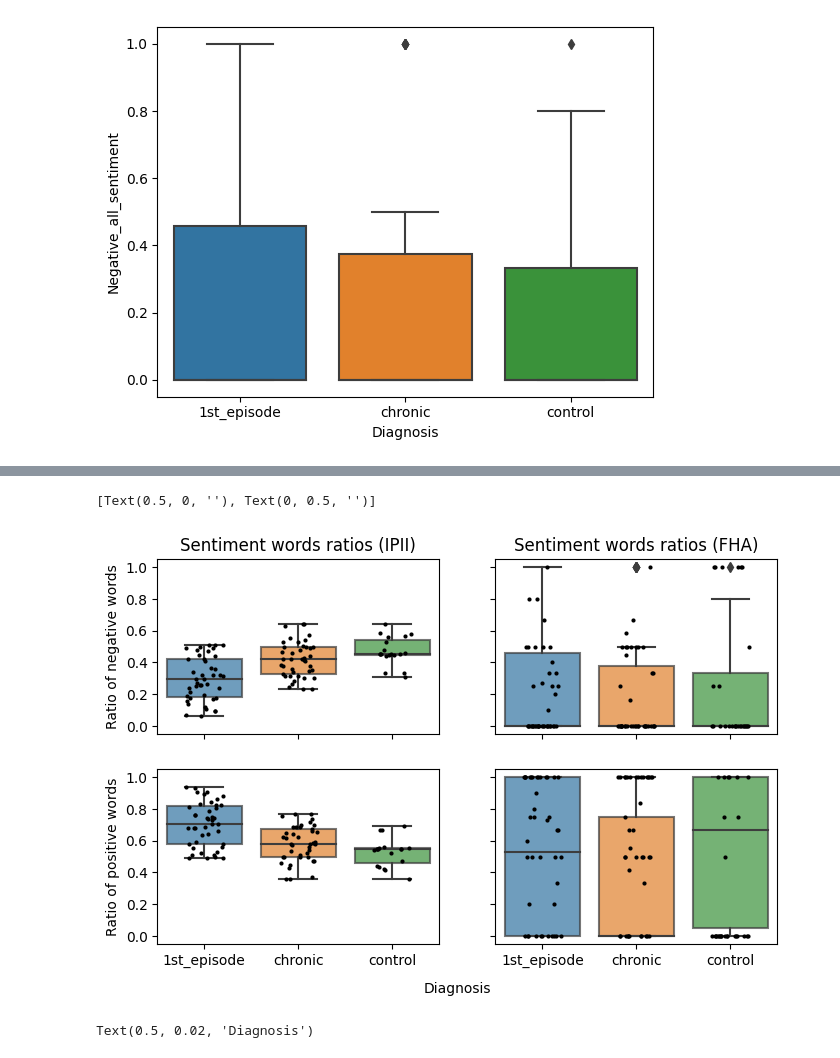
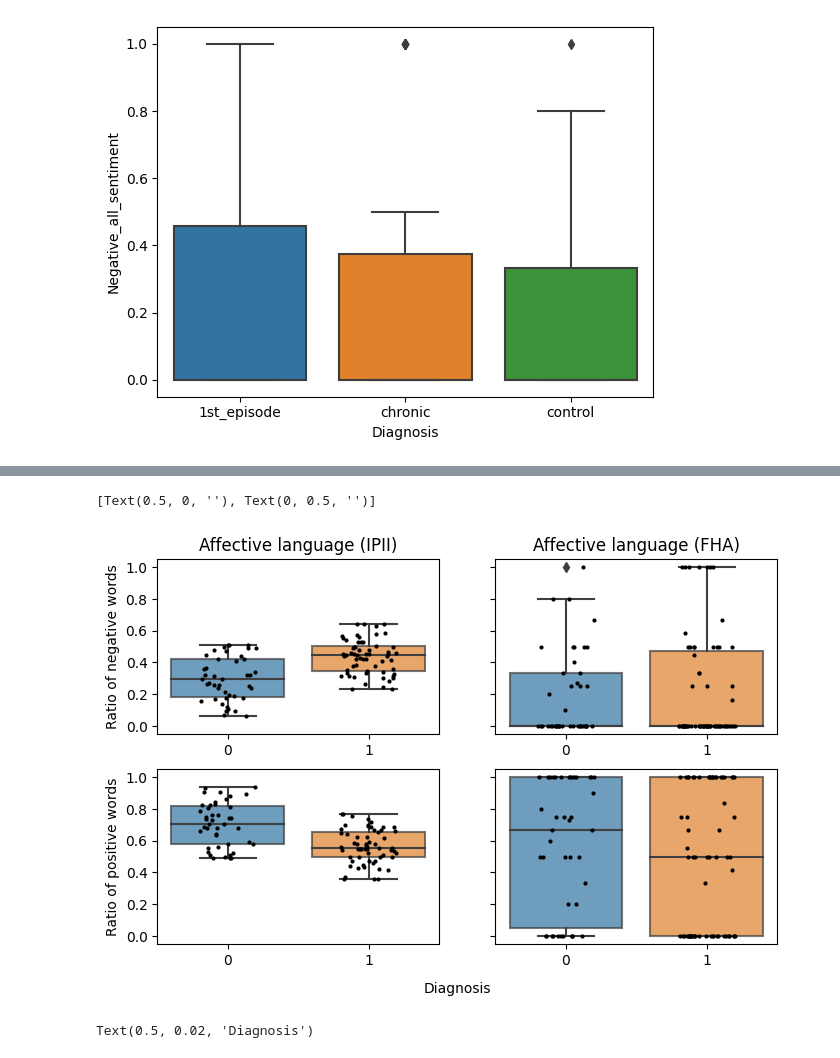
Before and after one commit to sofieditmer/depression_detection, a Jupyter notebook: jupiter_notebooks/data_exploration.ipynb, the cells around one changed output, grey strips where cells are left out. Saved outputs shown, nothing was run; the diff lists cells and outputs as text; code cells hidden in the pictures.

```diff
--- a/jupiter_notebooks/data_exploration.ipynb
+++ b/jupiter_notebooks/data_exploration.ipynb
@@ -140,43 +181,29 @@ sns.boxplot(x='Diagnosis',y='Negative_all_sentiment',data=triangle_data)
 # %%
-fig, (ax1, ax2) = plt.subplots(2, 2, sharex="all", sharey="all", figsize=(8, 5))
+fig, ((ax1, ax2), (ax3, ax4)) = plt.subplots(2, 2, sharex="none", sharey="all", figsize=(8, 5))
 
-sns.boxplot(x='Diagnosis',y='Negative_all_sentiment',data=auto_data, boxprops=dict(alpha=.7), ax=ax1)
-sns.stripplot(x='Diagnosis',y='Negative_all_sentiment',data=auto_data, jitter=0.2, color = "k", ax=ax1, size = 4)
+sns.boxplot(x='binary_label',y='Negative_all_sentiment',data=auto_data, boxprops=dict(alpha=.7), ax=ax1)
+sns.stripplot(x='binary_label',y='Negative_all_sentiment',data=auto_data, jitter=0.2, color = "k", ax=ax1, size = 3)
 
-sns.boxplot(x='Diagnosis',y='Negative_all_sentiment',data=triangle_data, boxprops=dict(alpha=.7), ax=ax2)
-sns.stripplot(x='Diagnosis',y='Negative_all_sentiment',data=triangle_data, jitter=0.2, color = "k", ax=ax2, size=4)
-#plt.ylabel("Ratio of negative words")
-ax1.set_title("Negative words ratios (IPII)")
-ax2.set_title("Negative words ratios (FHA)")
+sns.boxplot(x='binary_label',y='Negative_all_sentiment',data=triangle_data, boxprops=dict(alpha=.7), ax=ax2)
+sns.stripplot(x='binary_label',y='Negative_all_sentiment',data=triangle_data, jitter=0.2, color = "k", ax=ax2, size=3)
+
+
+sns.boxplot(x='binary_label',y='Positive_all_sentiment',data=auto_data, boxprops=dict(alpha=.7), ax=ax3)
+sns.stripplot(x='binary_label',y='Positive_all_sentiment',data=auto_data, jitter=0.2, color = "k", ax=ax3, size = 3)
+
+sns.boxplot(x='binary_label',y='Positive_all_sentiment',data=triangle_data, boxprops=dict(alpha=.7), ax=ax4)
+sns.stripplot(x='binary_label',y='Positive_all_sentiment',data=triangle_data, jitter=0.2, color = "k", ax=ax4, size=3)
+
+ax1.set_title("Affective language (IPII)")
+ax2.set_title("Affective language (FHA)")
 ax1.set(xlabel=None, ylabel="Ratio of negative words")
 ax2.set(xlabel=None, ylabel=None)
 fig.text(0.5, 0.02, 'Diagnosis', ha='center', va='center')
+ax3.set(xlabel=None, ylabel="Ratio of positive words")
+ax4.set(xlabel=None, ylabel=None)
+# %% [output]
+[Text(0.5, 0, ''), Text(0, 0.5, '')]
+[figure, added]
-# %%
-fig, ((ax1, ax2), (ax3, ax4)) = plt.subplots(2, 2, sharex="all", sharey="all", figsize=(8, 5))
-
-sns.boxplot(x='Diagnosis',y='Negative_all_sentiment',data=auto_data, boxprops=dict(alpha=.7), ax=ax1)
-sns.stripplot(x='Diagnosis',y='Negative_all_sentiment',data=auto_data, jitter=0.2, color = "k", ax=ax1, size = 3)
-
-sns.boxplot(x='Diagnosis',y='Negative_all_sentiment',data=triangle_data, boxprops=dict(alpha=.7), ax=ax2)
-sns.stripplot(x='Diagnosis',y='Negative_all_sentiment',data=triangle_data, jitter=0.2, color = "k", ax=ax2, size=3)
-
-
-sns.boxplot(x='Diagnosis',y='Positive_all_sentiment',data=auto_data, boxprops=dict(alpha=.7), ax=ax3)
-sns.stripplot(x='Diagnosis',y='Positive_all_sentiment',data=auto_data, jitter=0.2, color = "k", ax=ax3, size = 3)
-
-sns.boxplot(x='Diagnosis',y='Positive_all_sentiment',data=triangle_data, boxprops=dict(alpha=.7), ax=ax4)
-sns.stripplot(x='Diagnosis',y='Positive_all_sentiment',data=triangle_data, jitter=0.2, color = "k", ax=ax4, size=3)
-
-ax1.set_title("Sentiment words ratios (IPII)")
-ax2.set_title("Sentiment words ratios (FHA)")
-ax1.set(xlabel=None, ylabel="Ratio of negative words")
-ax2.set(xlabel=None, ylabel=None)
-fig.text(0.5, 0.02, 'Diagnosis', ha='center', va='center')
-ax3.set(xlabel=None, ylabel="Ratio of positive words")
-ax4.set(xlabel=None, ylabel=None)
-# %% [output]
-[Text(0.5, 0, ''), Text(0, 0.5, '')]
-[figure, removed]
 # %%
 fig, (ax1, ax2) = plt.subplots(1, 2, sharex="all", sharey="all", figsize=(8, 5))
 
```
Also changed, not shown: parts of 10 cells of this notebook, 50 other files.
